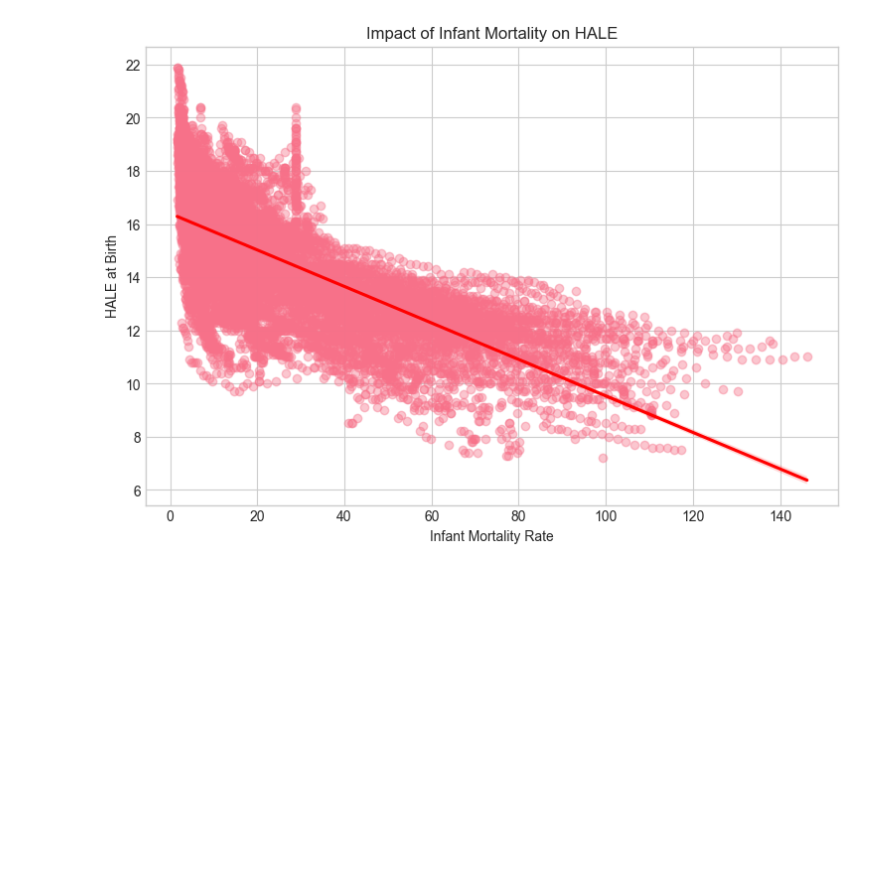
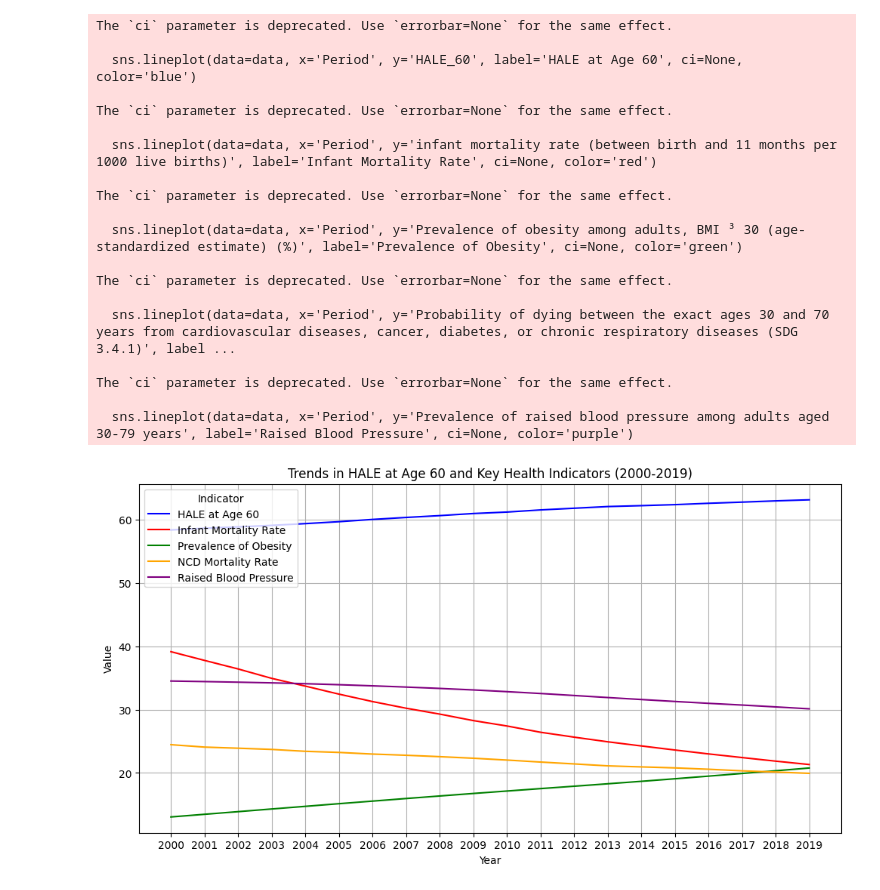
Before and after one commit to HALA-Prediction-466/HALE-prediction, a Jupyter notebook: code/EDA.ipynb, the cells around one changed output. Cells and saved outputs as stored; diff of their text form; code cells hidden in the pictures; blank space fills up the shorter version.

```diff
--- a/code/EDA.ipynb
+++ b/code/EDA.ipynb
@@ -1,7 +1,8 @@
 # %%
+import seaborn as sns
 import pandas as pd
 import matplotlib.pyplot as plt
-import seaborn as sns
 
-plt.style.use('seaborn-v0_8-whitegrid')
-sns.set_palette("husl")
+# Load the dataset
+data = pd.read_csv('../data/cleaned_merged_dataset.csv')
+print(data.describe())
@@ -40,10 +48,37 @@ plt.show()
 # %%
-plt.figure(figsize=(9, 6))
-sns.regplot(data=data, x='infant mortality rate (between birth and 11 months per 1000 live births)',
-y='HALE_Birth', scatter_kws={'alpha':0.4}, line_kws={'color':'red'})
-plt.title('Impact of Infant Mortality on HALE')
-plt.xlabel('Infant Mortality Rate')
-plt.ylabel('HALE at Birth')
+# Time series analysis for HALE at Age 60 and key indicators (2000-2019)
+plt.figure(figsize=(12, 6))
+sns.lineplot(data=data, x='Period', y='HALE_60', label='HALE at Age 60', ci=None, color='blue')
+sns.lineplot(data=data, x='Period', y='infant mortality rate (between birth and 11 months per 1000 live births)', label='Infant Mortality Rate', ci=None, color='red')
+sns.lineplot(data=data, x='Period', y='Prevalence of obesity among adults, BMI ³ 30 (age-standardized estimate) (%)', label='Prevalence of Obesity', ci=None, color='green')
+sns.lineplot(data=data, x='Period', y='Probability of dying between the exact ages 30 and 70 years from cardiovascular diseases, cancer, diabetes, or chronic respiratory diseases (SDG 3.4.1)', label='NCD Mortality Rate', ci=None, color='orange')
+sns.lineplot(data=data, x='Period', y='Prevalence of raised blood pressure among adults aged 30-79 years', label='Raised Blood Pressure', ci=None, color='purple')
+
+plt.title("Trends in HALE at Age 60 and Key Health Indicators (2000-2019)")
+plt.xlabel("Year")
+plt.ylabel("Value")
+plt.legend(title="Indicator", loc='upper left')
+plt.grid(True)
+plt.xticks(ticks=range(2000, 2020, 1))
 plt.show()
 # %% [output]
+The `ci` parameter is deprecated. Use `errorbar=None` for the same effect.
+
+  sns.lineplot(data=data, x='Period', y='HALE_60', label='HALE at Age 60', ci=None, color='blue')
+
+The `ci` parameter is deprecated. Use `errorbar=None` for the same effect.
+
+  sns.lineplot(data=data, x='Period', y='infant mortality rate (between birth and 11 months per 1000 live births)', label='Infant Mortality Rate', ci=None, color='red')
+
+The `ci` parameter is deprecated. Use `errorbar=None` for the same effect.
+
+  sns.lineplot(data=data, x='Period', y='Prevalence of obesity among adults, BMI ³ 30 (age-standardized estimate) (%)', label='Prevalence of Obesity', ci=None, color='green')
+
+The `ci` parameter is deprecated. Use `errorbar=None` for the same effect.
+
+  sns.lineplot(data=data, x='Period', y='Probability of dying between the exact ages 30 and 70 years from cardiovascular diseases, cancer, diabetes, or chronic respiratory diseases (SDG 3.4.1)', label ...
+
+The `ci` parameter is deprecated. Use `errorbar=None` for the same effect.
+
+  sns.lineplot(data=data, x='Period', y='Prevalence of raised blood pressure among adults aged 30-79 years', label='Raised Blood Pressure', ci=None, color='purple')
-[figure, old version]
+[figure, new version]
```
Also changed, not shown: parts of 12 cells of this notebook.
